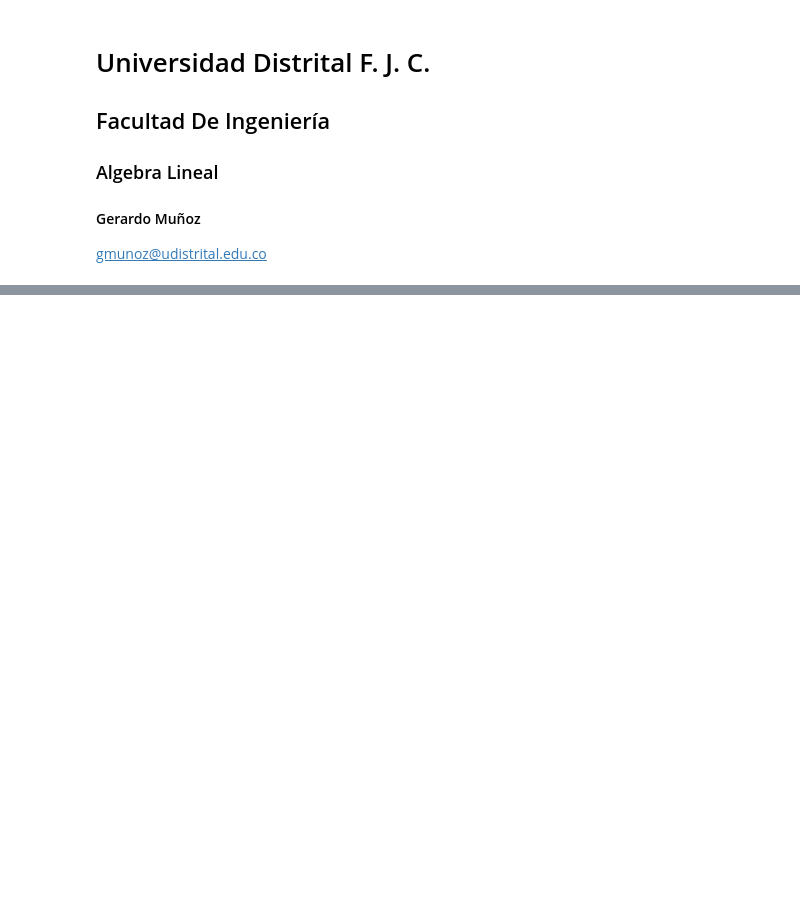
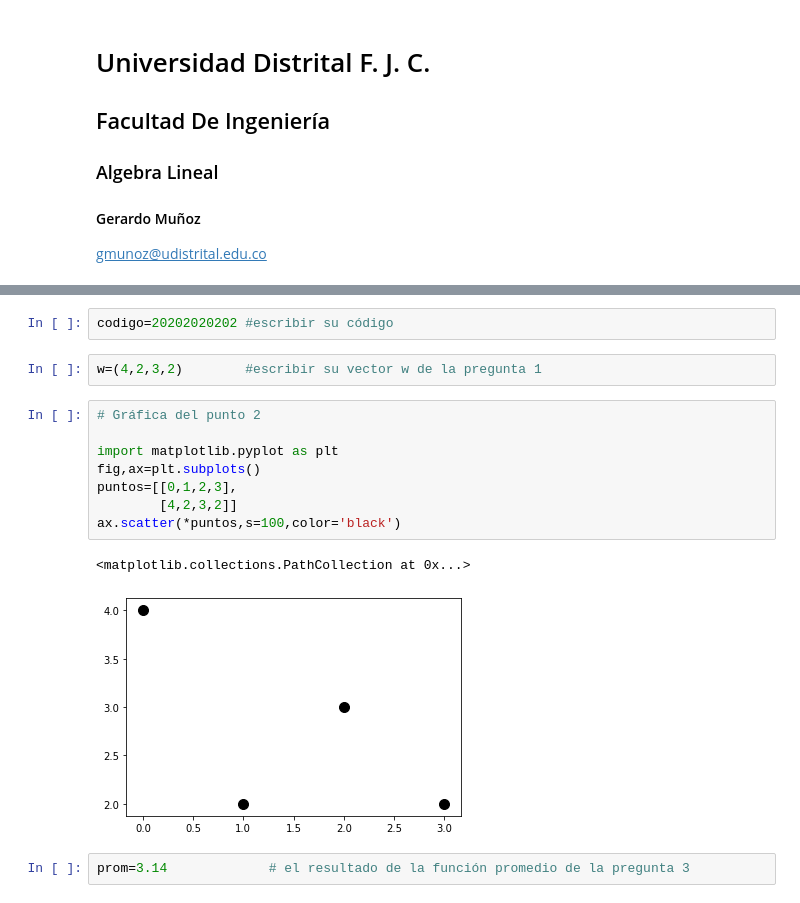
Before and after one commit to GerardoMunoz/Curso_Python, a Jupyter notebook: AL04_Intro_Jupyter_python.ipynb, the cells around one changed output, grey strips where cells are left out. Saved outputs shown, nothing was run; the diff lists cells and outputs as text; blank space fills up the shorter version.

```diff
--- a/AL04_Intro_Jupyter_python.ipynb
+++ b/AL04_Intro_Jupyter_python.ipynb
@@ -550,0 +332,17 @@ comparacion_2=' ... porque ...'
+# %%
+codigo=20202020202 #escribir su código
+# %%
+w=(4,2,3,2)        #escribir su vector w de la pregunta 1
+# %%
+# Gráfica del punto 2
+
+import matplotlib.pyplot as plt
+fig,ax=plt.subplots()
+puntos=[[0,1,2,3],
+        [4,2,3,2]]
+ax.scatter(*puntos,s=100,color='black')
+# %% [output]
+<matplotlib.collections.PathCollection at 0x...>
+[figure, added]
+# %%
+prom=3.14             # el resultado de la función promedio de la pregunta 3
```
Also changed, not shown: parts of 97 cells of this notebook.
